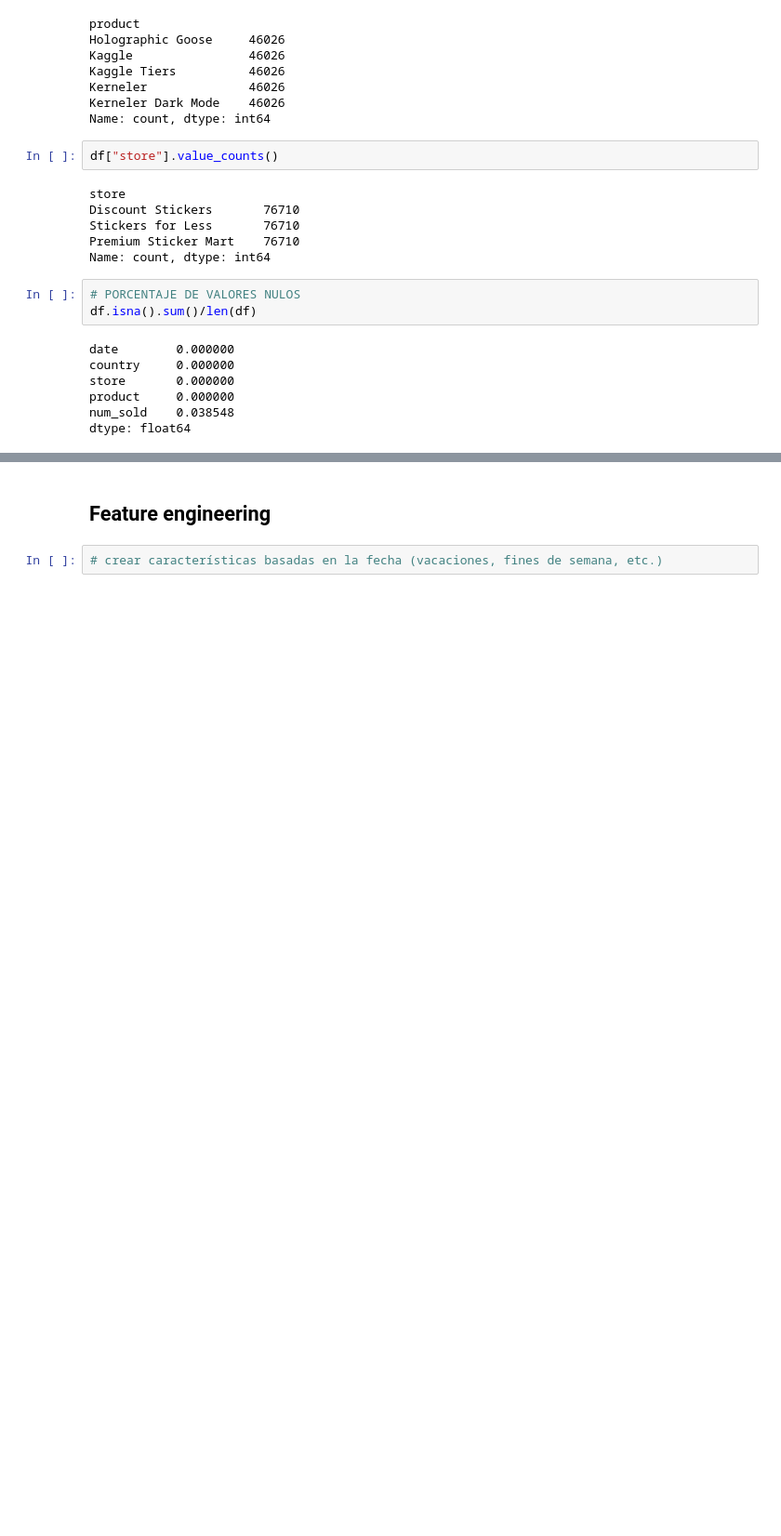
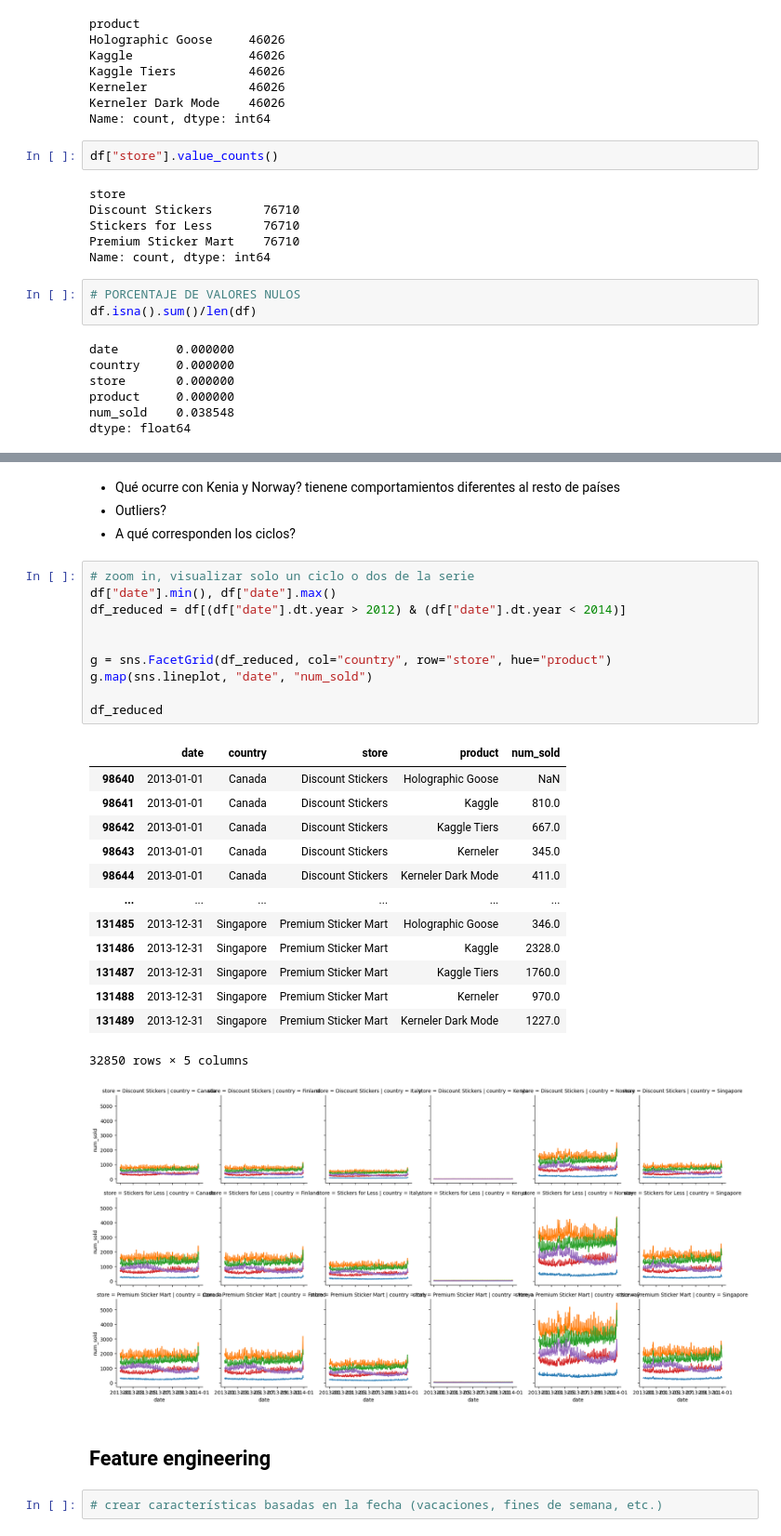
Before and after one commit to rjvillen/Forecasting-Kaggle-Sticker-Sales, a Jupyter notebook: Basic-EDA.ipynb, the cells around one changed output, grey strips where cells are left out. Shown at 93% size. Drawn from its saved outputs; the diff is of its cells as text; blank space fills up the shorter version.

```diff
--- a/Basic-EDA.ipynb
+++ b/Basic-EDA.ipynb
@@ -131,3 +164,32 @@ sns.lineplot(df, x="date", y="num_sold", hue="country")
+# %% [markdown]
+- Qué ocurre con Kenia y Norway? tienene comportamientos diferentes al resto de países
+- Outliers?
+- A qué corresponden los ciclos?
+# %%
+# zoom in, visualizar solo un ciclo o dos de la serie
+df["date"].min(), df["date"].max()
+df_reduced = df[(df["date"].dt.year > 2012) & (df["date"].dt.year < 2014)]
+
+
+g = sns.FacetGrid(df_reduced, col="country", row="store", hue="product")
+g.map(sns.lineplot, "date", "num_sold")
+
+df_reduced
+# %% [output]
+|  | date | country | store | product | num_sold |
+| 98640 | 2013-01-01 | Canada | Discount Stickers | Holographic Goose | NaN |
+| 98641 | 2013-01-01 | Canada | Discount Stickers | Kaggle | 810.0 |
+| 98642 | 2013-01-01 | Canada | Discount Stickers | Kaggle Tiers | 667.0 |
+| 98643 | 2013-01-01 | Canada | Discount Stickers | Kerneler | 345.0 |
+| 98644 | 2013-01-01 | Canada | Discount Stickers | Kerneler Dark Mode | 411.0 |
+| ... | ... | ... | ... | ... | ... |
+| 131485 | 2013-12-31 | Singapore | Premium Sticker Mart | Holographic Goose | 346.0 |
+| 131486 | 2013-12-31 | Singapore | Premium Sticker Mart | Kaggle | 2328.0 |
+| 131487 | 2013-12-31 | Singapore | Premium Sticker Mart | Kaggle Tiers | 1760.0 |
+| 131488 | 2013-12-31 | Singapore | Premium Sticker Mart | Kerneler | 970.0 |
+| 131489 | 2013-12-31 | Singapore | Premium Sticker Mart | Kerneler Dark Mode | 1227.0 |
+32850 rows × 5 columns
+[figure, added]
 # %% [markdown]
 ## Feature engineering
 # %%
```
Also changed, not shown: parts of 15 cells of this notebook.
